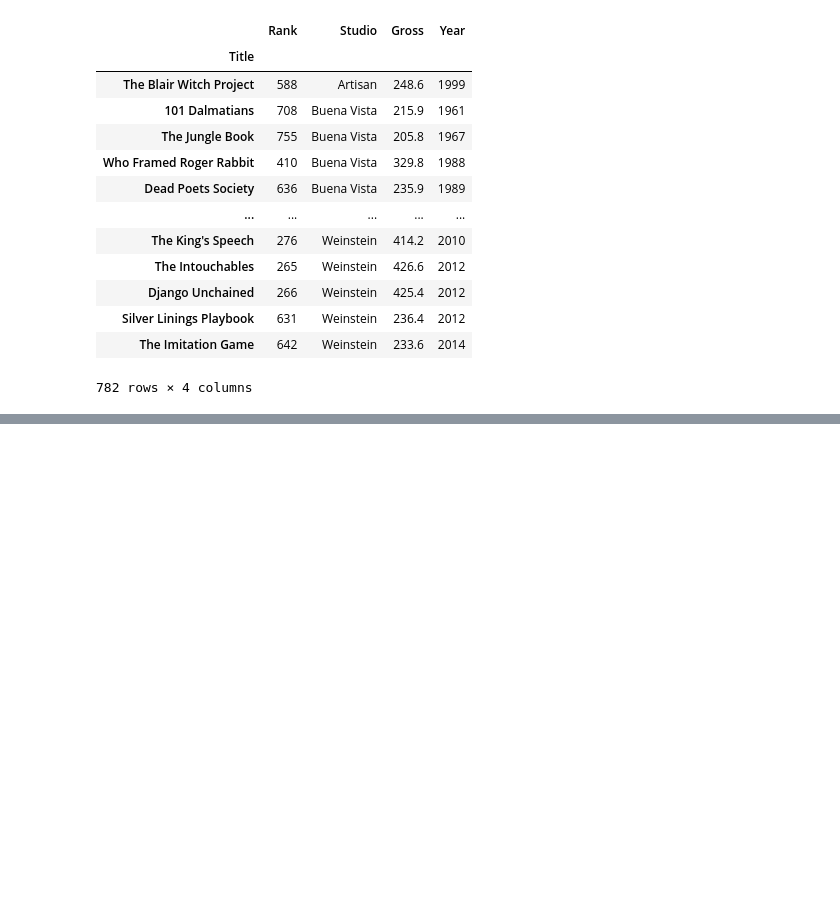
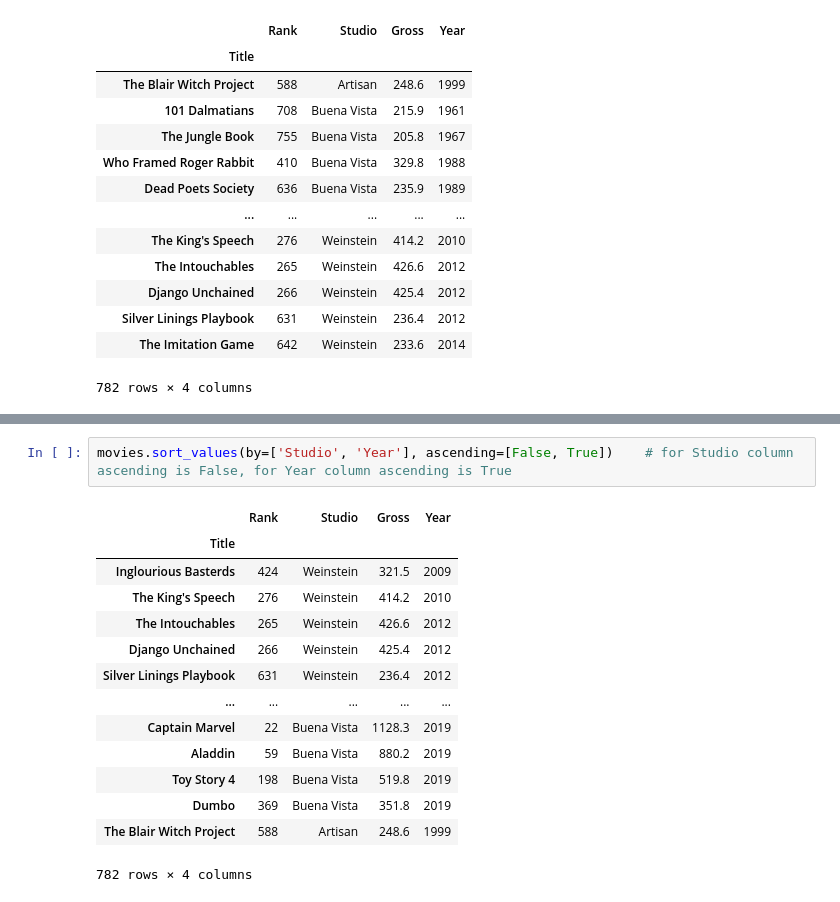
Before and after one commit to PK0438/data_analysis_class, a Jupyter notebook: Pandas_ActivityFile5.ipynb, the cells around one changed output, grey strips where cells are left out. Saved outputs shown, nothing was run; the diff lists cells and outputs as text; blank space fills up the shorter version.

```diff
--- a/Pandas_ActivityFile5.ipynb
+++ b/Pandas_ActivityFile5.ipynb
@@ -333,0 +351,17 @@ movies.sort_values(by=['Studio', 'Year'])
+# %%
+movies.sort_values(by=['Studio', 'Year'], ascending=[False, True])    # for Studio column ascending is False, for Year column ascending is True
+# %% [output]
+|  | Rank | Studio | Gross | Year |
+| Title |  |  |  |  |
+| Inglourious Basterds | 424 | Weinstein | 321.5 | 2009 |
+| The King's Speech | 276 | Weinstein | 414.2 | 2010 |
+| The Intouchables | 265 | Weinstein | 426.6 | 2012 |
+| Django Unchained | 266 | Weinstein | 425.4 | 2012 |
+| Silver Linings Playbook | 631 | Weinstein | 236.4 | 2012 |
+| ... | ... | ... | ... | ... |
+| Captain Marvel | 22 | Buena Vista | 1128.3 | 2019 |
+| Aladdin | 59 | Buena Vista | 880.2 | 2019 |
+| Toy Story 4 | 198 | Buena Vista | 519.8 | 2019 |
+| Dumbo | 369 | Buena Vista | 351.8 | 2019 |
+| The Blair Witch Project | 588 | Artisan | 248.6 | 1999 |
+782 rows × 4 columns
```
Also changed, not shown: parts of 3 cells of this notebook.
